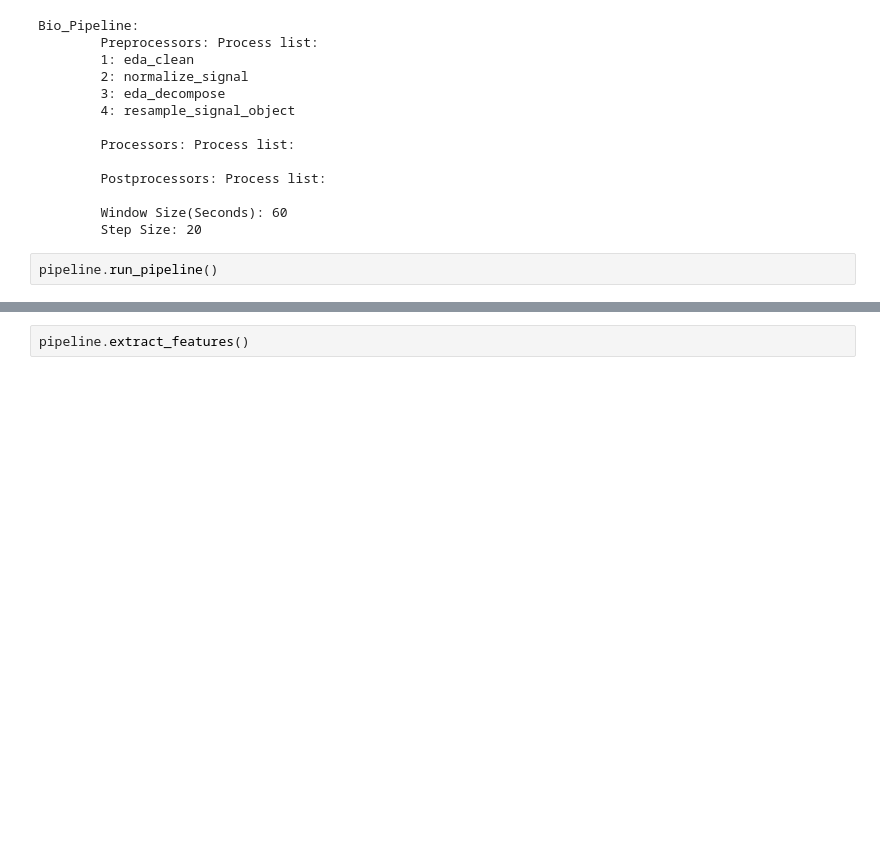
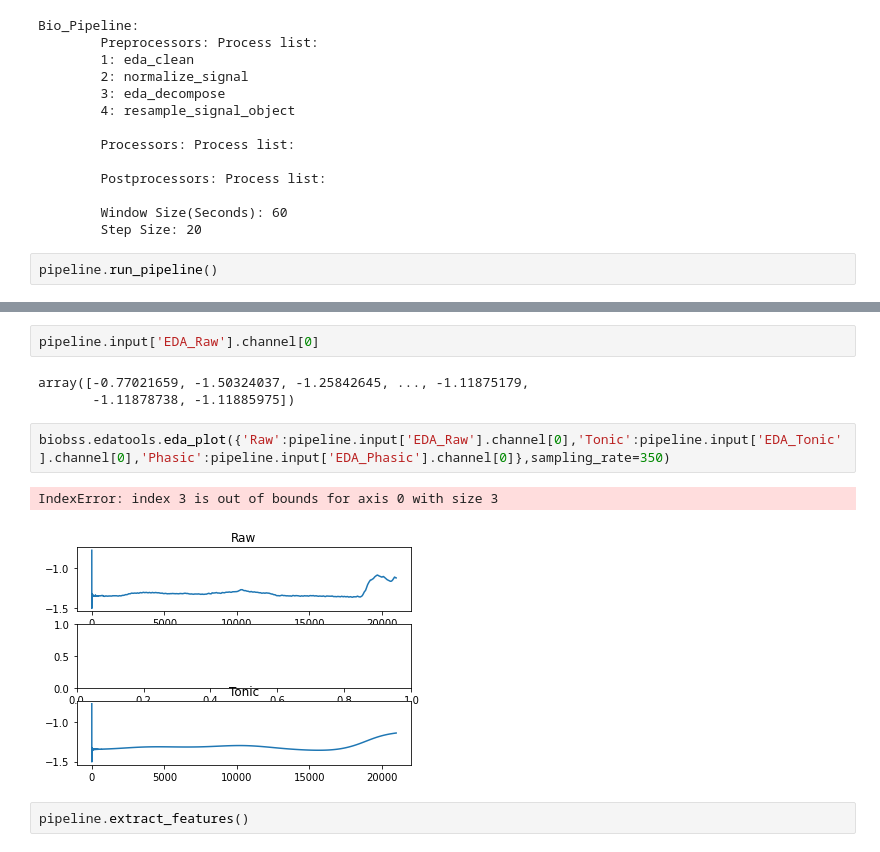
Before and after one commit to obss/BIOBSS, a Jupyter notebook: examples/gsr_pipeline.ipynb, the cells around one changed output, grey strips where cells are left out. Saved outputs shown, nothing was run; the diff lists cells and outputs as text; blank space fills up the shorter version.

Commit message:
added plot functions matplotlib/plotly

```diff
--- a/examples/gsr_pipeline.ipynb
+++ b/examples/gsr_pipeline.ipynb
@@ -73,3 +80,13 @@ pipeline.run_pipeline()
+# %%
+pipeline.input['EDA_Raw'].channel[0]
+# %% [output]
+array([-0.77021659, -1.50324037, -1.25842645, ..., -1.11875179,
+       -1.11878738, -1.11885975])
+# %%
+biobss.edatools.eda_plot({'Raw':pipeline.input['EDA_Raw'].channel[0],'Tonic':pipeline.input['EDA_Tonic'].channel[0],'Phasic':pipeline.input['EDA_Phasic'].channel[0]},sampling_rate=350)
+# %% [output]
+IndexError: index 3 is out of bounds for axis 0 with size 3
+[figure, added]
 # %%
 pipeline.extract_features()
 # %%
```
Also changed, not shown: parts of 4 cells of this notebook, 11 other files.
